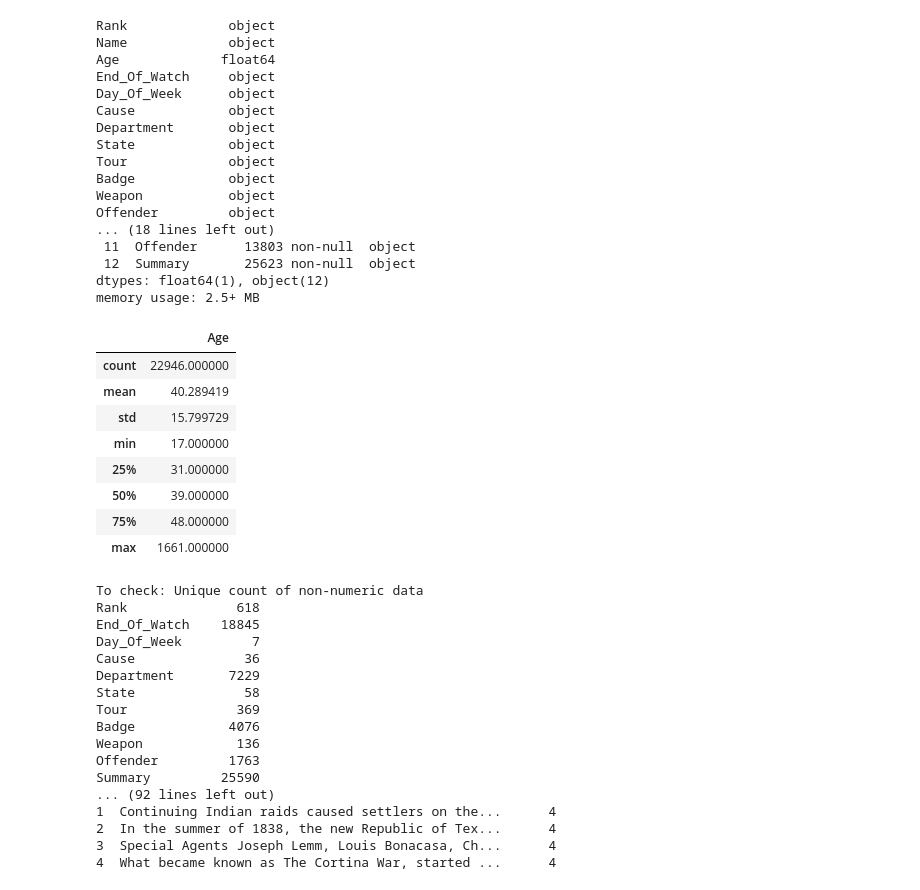
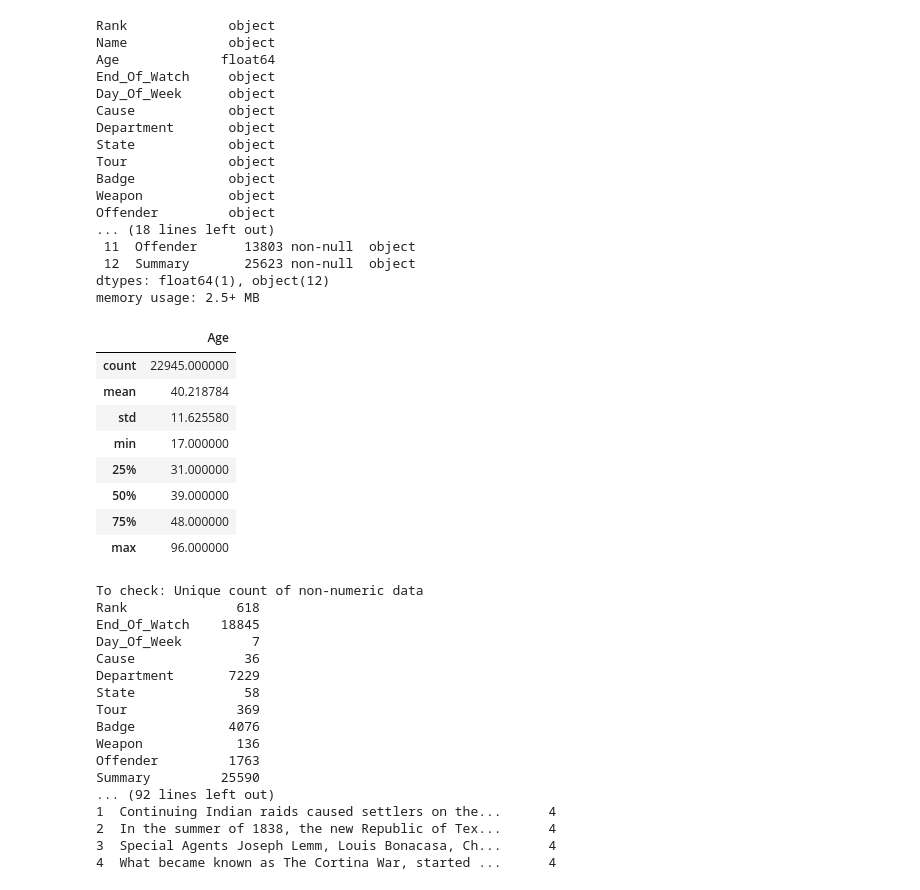
Before and after one commit to ofaliven/Test28Febrero, a Jupyter notebook: test_jupyter.ipynb, the cells around one changed output. Cells and saved outputs as stored; diff of their text form; code cells hidden in the pictures.

```diff
--- a/test_jupyter.ipynb
+++ b/test_jupyter.ipynb
@@ -52,19 +52,22 @@ Offender         object
  12  Summary       25623 non-null  object
 dtypes: float64(1), object(12)
 memory usage: 2.5+ MB
-# %%
-# show numerical variables
-df.describe()
-# %% [output]
-|  | Age |
-| count | 22946.000000 |
-| mean | 40.289419 |
-| std | 15.799729 |
-| min | 17.000000 |
-| 25% | 31.000000 |
-| 50% | 39.000000 |
-| 75% | 48.000000 |
-| max | 1661.000000 |
+# %%
+# show numerical variables
+df.describe()
+# convertir la edad de 1661 en NaN
+df["Age"] = df["Age"].replace(1661, np.nan)
+df.describe()
+# %% [output]
+|  | Age |
+| count | 22945.000000 |
+| mean | 40.218784 |
+| std | 11.625580 |
+| min | 17.000000 |
+| 25% | 31.000000 |
+| 50% | 39.000000 |
+| 75% | 48.000000 |
+| max | 96.000000 |
 # %%
 def top5(df):
     """Given dataframe, generate top 5 unique values for non-numeric data"""
```
Also changed, not shown: parts of 1 cell of this notebook, 1 other file.
